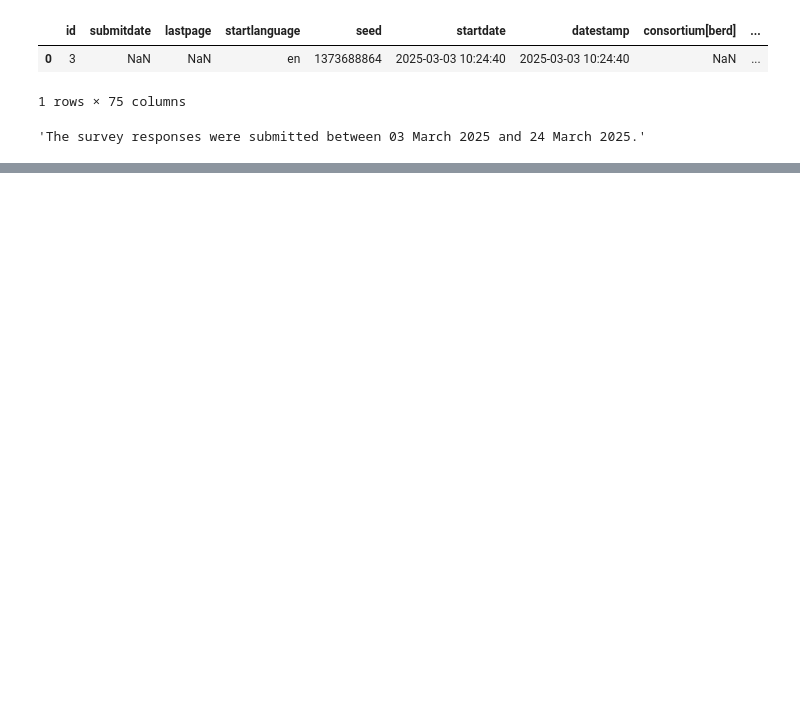
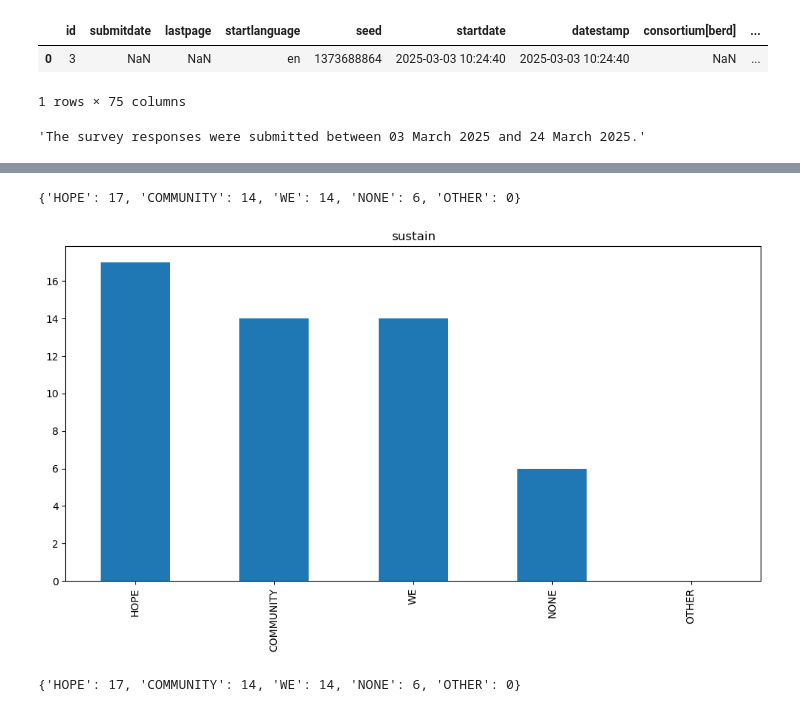
Before and after one commit to KonradHoeffner/softwaresurvey, a Jupyter notebook: results.ipynb, the cells around one changed output, grey strips where cells are left out. Drawn from its saved outputs; the diff is of its cells as text; code cells hidden in the pictures; blank space fills up the shorter version.

```diff
--- a/results.ipynb
+++ b/results.ipynb
@@ -81,0 +117,6 @@ plt.show()
+# %%
+col_count("sustain")
+# %% [output]
+{'HOPE': 17, 'COMMUNITY': 14, 'WE': 14, 'NONE': 6, 'OTHER': 0}
+[figure, added]
+{'HOPE': 17, 'COMMUNITY': 14, 'WE': 14, 'NONE': 6, 'OTHER': 0}
```
Also changed, not shown: parts of 7 cells of this notebook.
